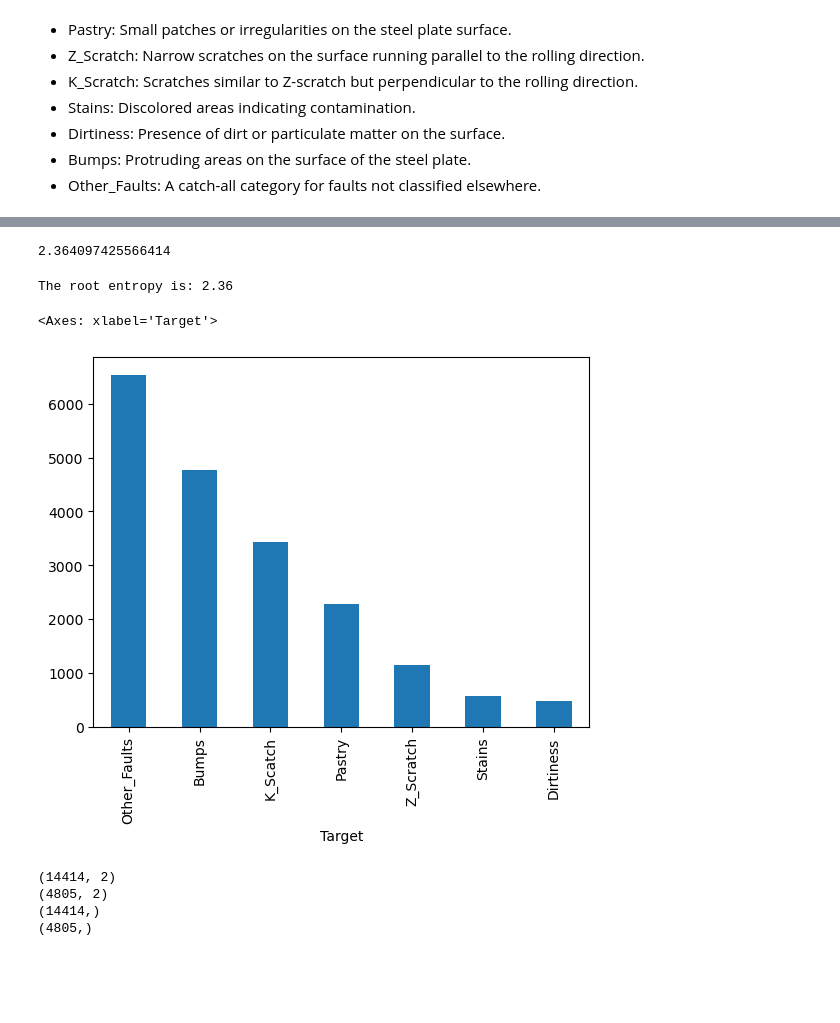
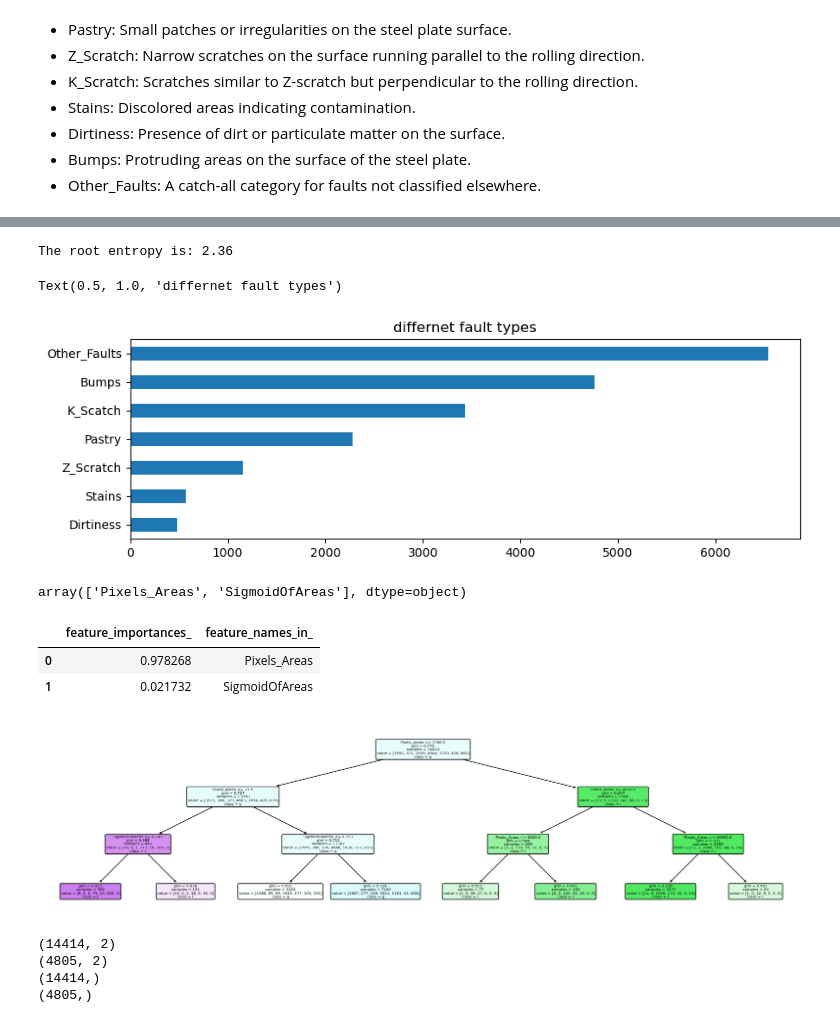
Before and after one commit to UpendraSinghRathore85/ML-Projects-Python, a Jupyter notebook: Supervised Algorithms/Day 136 - ML Decision Trees-1 Assignment.ipynb, the cells around one changed output, grey strips where cells are left out. Drawn from its saved outputs; the diff is of its cells as text; code cells hidden in the pictures; blank space fills up the shorter version.

```diff
--- a/Supervised Algorithms/Day 136 - ML Decision Trees-1 Assignment.ipynb
+++ b/Supervised Algorithms/Day 136 - ML Decision Trees-1 Assignment.ipynb
@@ -81,3 +81,6 @@ df[fault_types].head(10)
 | 7 | 1 | 0 | 0 | 0 | 0 | 0 | 0 |
 | 8 | 0 | 0 | 0 | 0 | 0 | 0 | 0 |
 | 9 | 0 | 0 | 0 | 0 | 0 | 1 | 0 |
+# %%
+fault_types = ['Pastry', 'Z_Scratch', 'K_Scatch', 'Stains', 'Dirtiness', 'Bumps', 'Other_Faults']
+df[fault_types].nunique()
@@ -84,3 +96,5 @@ df[fault_types].head(10)
+# %%
+df['Target'] = df[fault_types].idxmax(axis=1)
 # %%
 df['Target'] = df[fault_types].idxmax(axis=1)
 # %%
@@ -124,9 +142,3 @@ Name: proportion, dtype: float64
-# %%
-# Calculate entropy using the formula
-entropy = -np.sum(probabilities * np.log2(probabilities))
-entropy
-# %% [output]
-2.364097425566414
 # %%
 import numpy as np
 
@@ -145,15 +157,35 @@ print(f"The root entropy is: {root_entropy}")
 # %% [output]
 The root entropy is: 2.36
 # %%
-df['Target'].value_counts().plot(kind='bar')
+plt.figure(figsize=(10, 3))
+df['Target'].value_counts()[::-1].plot(kind='barh')
+plt.title('differnet fault types')
 # %% [output]
-<Axes: xlabel='Target'>
+Text(0.5, 1.0, 'differnet fault types')
-[figure, old version]
+[figure, new version]
 # %%
 X = df[['Pixels_Areas', 'SigmoidOfAreas']]
 y = df.Target
+X_train, X_test, y_train, y_test = train_test_split(X, y)
+clf = DecisionTreeClassifier(max_depth=3 , random_state=42, criterion='gini')
+clf.fit(X_train, y_train)
+clf.feature_importances_
+clf.feature_names_in_
+# %% [output]
+array(['Pixels_Areas', 'SigmoidOfAreas'], dtype=object)
 # %%
-X_train, X_test, y_train, y_test = train_test_split(X, y)
+pd.DataFrame({'feature_importances_': clf.feature_importances_, 'feature_names_in_': clf.feature_names_in_})
+# %% [output]
+|  | feature_importances_ | feature_names_in_ |
+| 0 | 0.978268 | Pixels_Areas |
+| 1 | 0.021732 | SigmoidOfAreas |
+# %%
+from sklearn.tree import plot_tree
+plt.figure(figsize=(20, 5))
+tree.plot_tree(clf, feature_names=X.columns, class_names='Target', filled=True, rounded=True)
+plt.show()
+# %% [output]
+[figure, added]
 # %%
 print(X_train.shape)
 print(X_test.shape)
```
Also changed, not shown: parts of 7 cells of this notebook, 1 other file.
